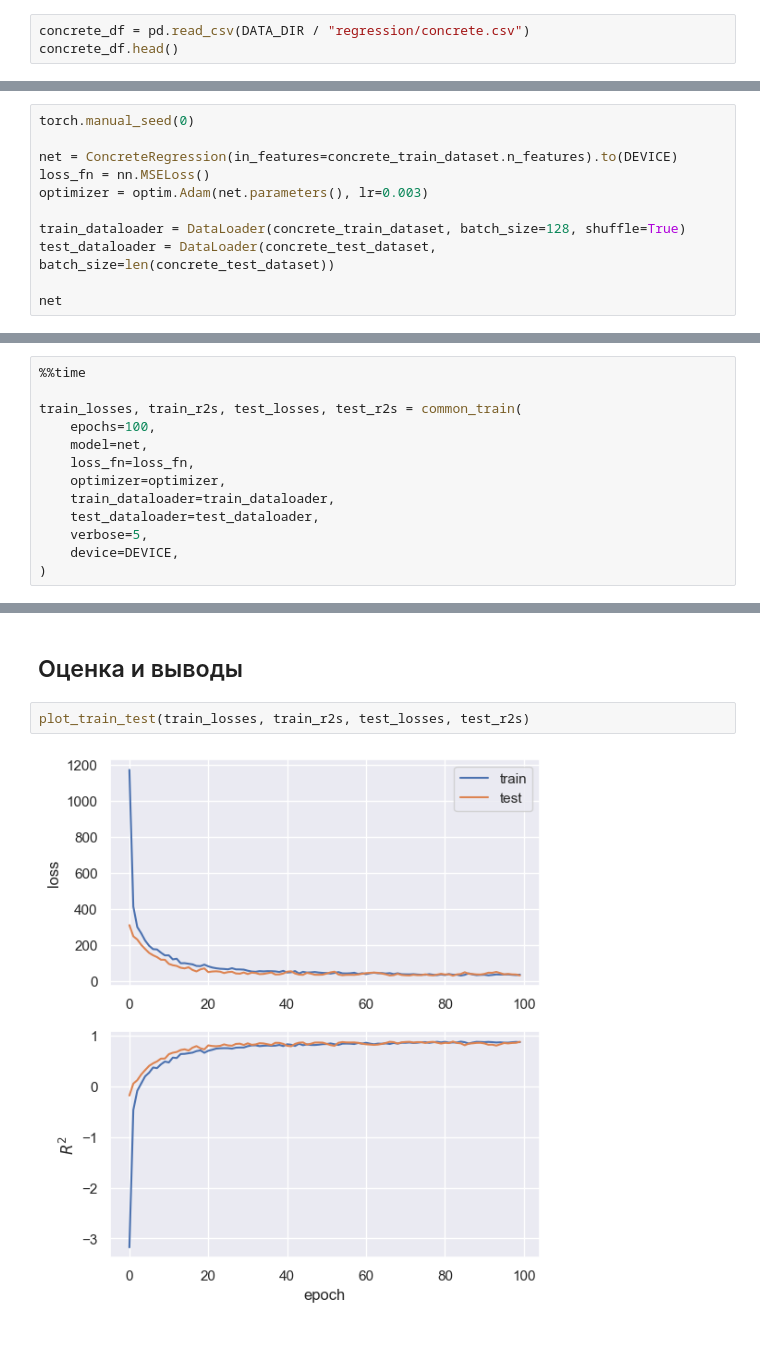
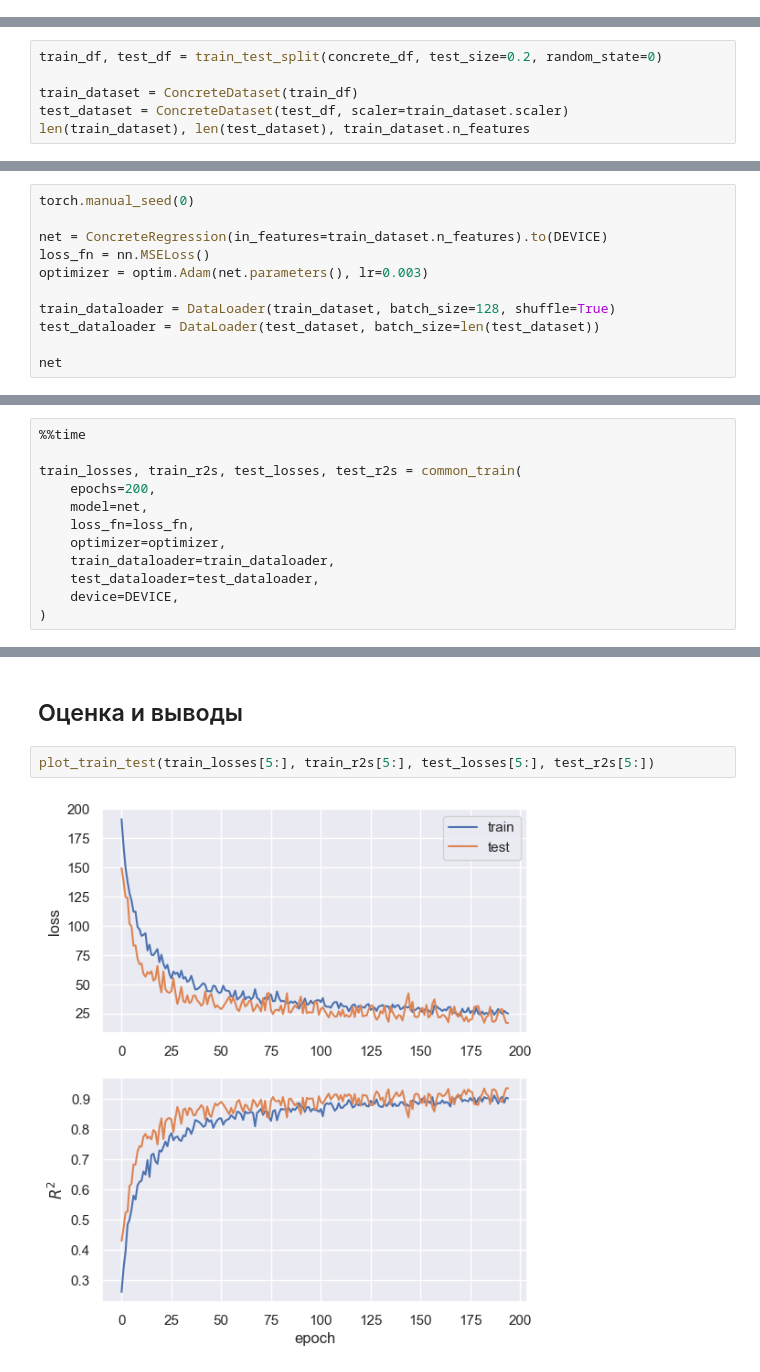
Before and after one commit to belo4ya/My-University, a Jupyter notebook: IV курс/(python) Технологии анализа данных и машинного обучения/99_exam/00_reg/concrete.ipynb, the cells around one changed output, grey strips where cells are left out. Saved outputs shown, nothing was run; the diff lists cells and outputs as text; blank space fills up the shorter version.

```diff
--- a/IV курс/(python) Технологии анализа данных и машинного обучения/99_exam/00_reg/concrete.ipynb
+++ b/IV курс/(python) Технологии анализа данных и машинного обучения/99_exam/00_reg/concrete.ipynb
@@ -183,6 +124,3 @@ class ConcreteDataset(Dataset):
 
     def __getitem__(self, idx):
         return self.data[idx], self.targets[idx]
-# %%
-concrete_df = pd.read_csv(DATA_DIR / "regression/concrete.csv")
-concrete_df.head()
@@ -205,0 +127,6 @@ len(concrete_train_dataset), len(concrete_test_dataset), concrete_train_dataset.
+# %%
+train_df, test_df = train_test_split(concrete_df, test_size=0.2, random_state=0)
+
+train_dataset = ConcreteDataset(train_df)
+test_dataset = ConcreteDataset(test_df, scaler=train_dataset.scaler)
+len(train_dataset), len(test_dataset), train_dataset.n_features
@@ -228,12 +290,12 @@ class ConcreteRegression(nn.Module):
 # %%
 torch.manual_seed(0)
 
-net = ConcreteRegression(in_features=concrete_train_dataset.n_features).to(DEVICE)
+net = ConcreteRegression(in_features=train_dataset.n_features).to(DEVICE)
 loss_fn = nn.MSELoss()
 optimizer = optim.Adam(net.parameters(), lr=0.003)
 
-train_dataloader = DataLoader(concrete_train_dataset, batch_size=128, shuffle=True)
-test_dataloader = DataLoader(concrete_test_dataset, batch_size=len(concrete_test_dataset))
+train_dataloader = DataLoader(train_dataset, batch_size=128, shuffle=True)
+test_dataloader = DataLoader(test_dataset, batch_size=len(test_dataset))
 
 net
 # %% [output]
@@ -255,13 +317,12 @@ ConcreteRegression(
 %%time
 
 train_losses, train_r2s, test_losses, test_r2s = common_train(
-    epochs=100,
+    epochs=200,
     model=net,
     loss_fn=loss_fn,
     optimizer=optimizer,
     train_dataloader=train_dataloader,
     test_dataloader=test_dataloader,
-    verbose=5,
     device=DEVICE,
 )
 # %% [output]
@@ -285,9 +346,9 @@ Wall time: 3.32 s
 # %% [markdown]
 ## Оценка и выводы
 # %%
-plot_train_test(train_losses, train_r2s, test_losses, test_r2s)
+plot_train_test(train_losses[5:], train_r2s[5:], test_losses[5:], test_r2s[5:])
 # %% [output]
-[figure, old version]
+[figure, new version]
 # %%
 y_true, y_pred = get_y_true_y_pred(net, test_dataloader, DEVICE)
 
```
Also changed, not shown: parts of 18 cells of this notebook, 5 other files.
